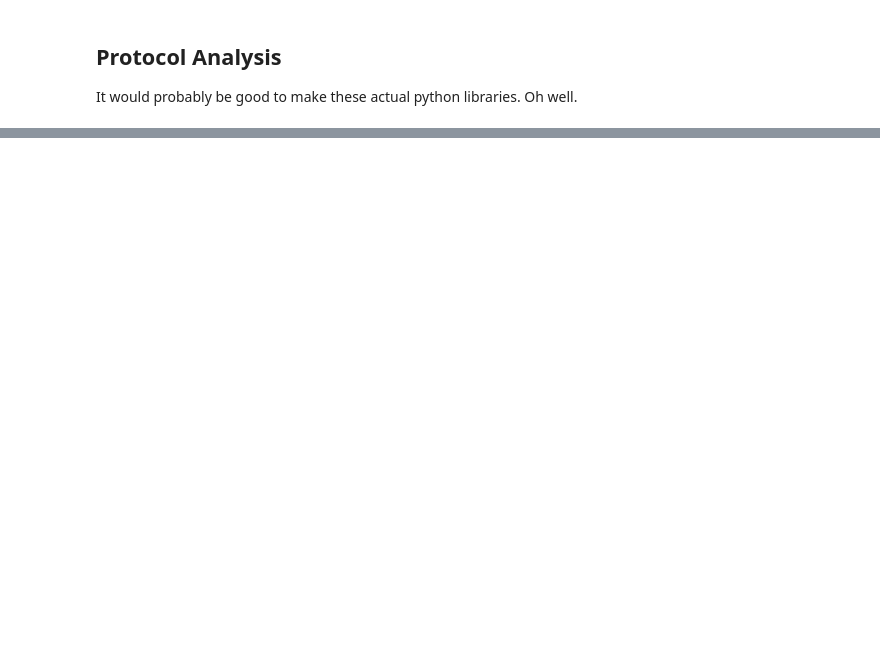
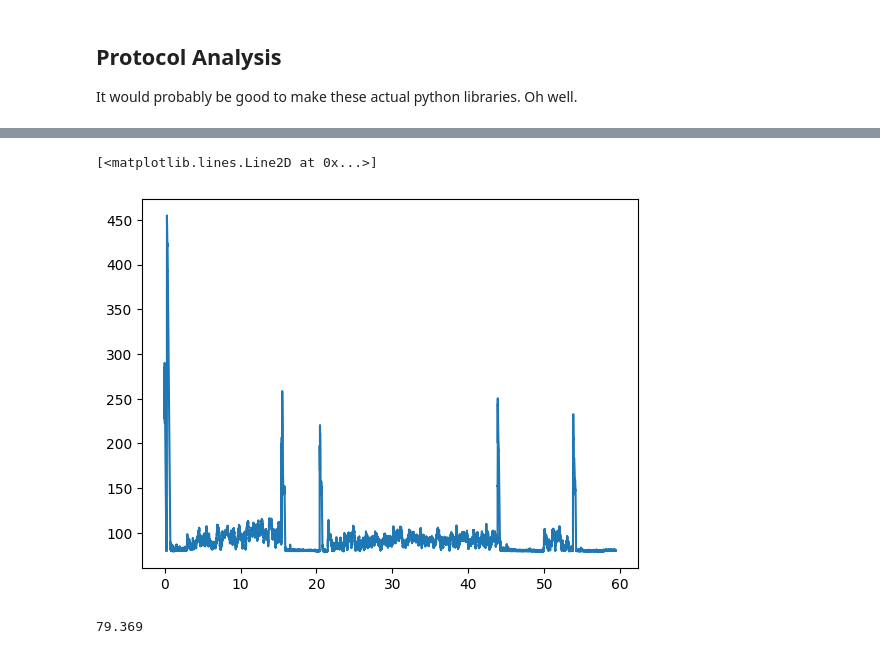
Before and after one commit to dqian3/DOM-BFT, a Jupyter notebook: results/analysis.ipynb, the cells around one changed output, grey strips where cells are left out. Saved outputs shown, nothing was run; the diff lists cells and outputs as text; code cells hidden in the pictures; blank space fills up the shorter version.

```diff
--- a/results/analysis.ipynb
+++ b/results/analysis.ipynb
@@ -7,7 +7,7 @@ It would probably be good to make these actual python libraries. Oh well.
 
 from pathlib import Path
 
-filename="dombft_if50.out"
+filename="gcp_c16/cnt/dombft_if200.out"
 
 if not Path(filename).exists():
     !cat ../logs/replica*.log ../logs/client*.log | grep PERF >{filename}
@@ -46,12 +46,15 @@ events = []
 
 with open(filename) as f:
     for line in f:
-        events.append(parse_line(line))
+        try:
+            events.append(parse_line(line))
+        except:
+            pass
 # %%
 events = sorted(events, key=lambda x: x['time'])
 
-start_time = events[0]['time'] + datetime.timedelta(seconds=5)
-end_time = events[-1]['time'] - datetime.timedelta(seconds=0)
+start_time = events[0]['time'] # + datetime.timedelta(seconds=10)
+end_time = events[-1]['time'] #- datetime.timedelta(seconds=10)
 
 commits = list(filter(lambda x: x["event"] == "commit", events))
 # %%
@@ -201,16 +233,23 @@ plt.show()
 # %%
-start_times = [x["time"].timestamp() - x["latency"] / 10**6 for x in commits]
+cs = [x for x in commits if x["client_id"] == 10 and x["path"] != "missed"]
+
+start_times = [x["time"].timestamp() - x["latency"] / 10**6 for x in cs]
 min_t = min(start_times)
 
 starts = [t - min_t for t in start_times]
 
-data = list(zip(starts, commits))
+data = list(zip(starts, cs))
 data = sorted(data, key=lambda t: t[0])
 
 latencies = [(t, x["latency"] / 1000) for t, x in data]
 
 times, latencies = zip(*latencies)
 
 plt.plot(times, latencies)
+# %% [output]
+[<matplotlib.lines.Line2D at 0x...>]
+[figure, added]
 # %%
 min((x for x in latencies))
+# %% [output]
+79.369
```
Also changed, not shown: parts of 5 cells of this notebook, 7 other files.
